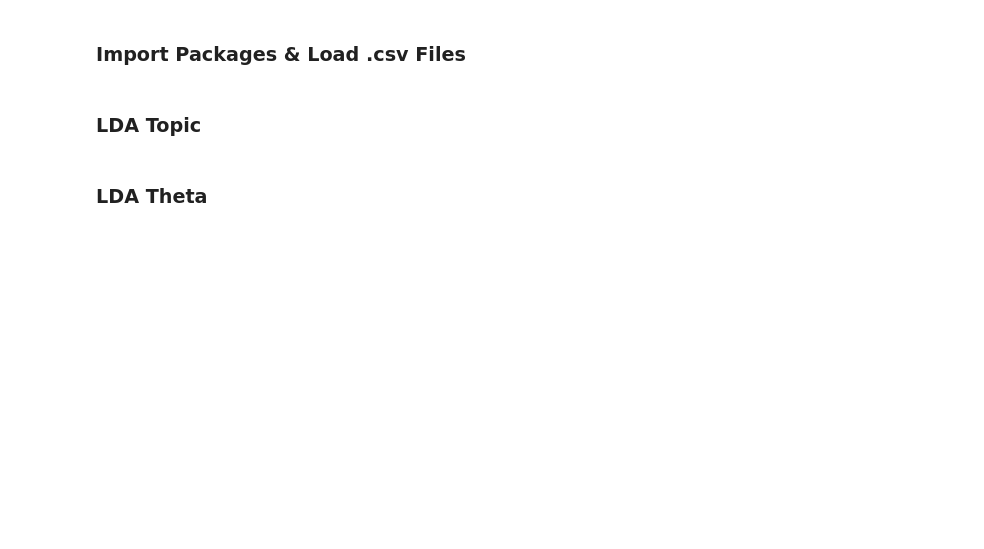
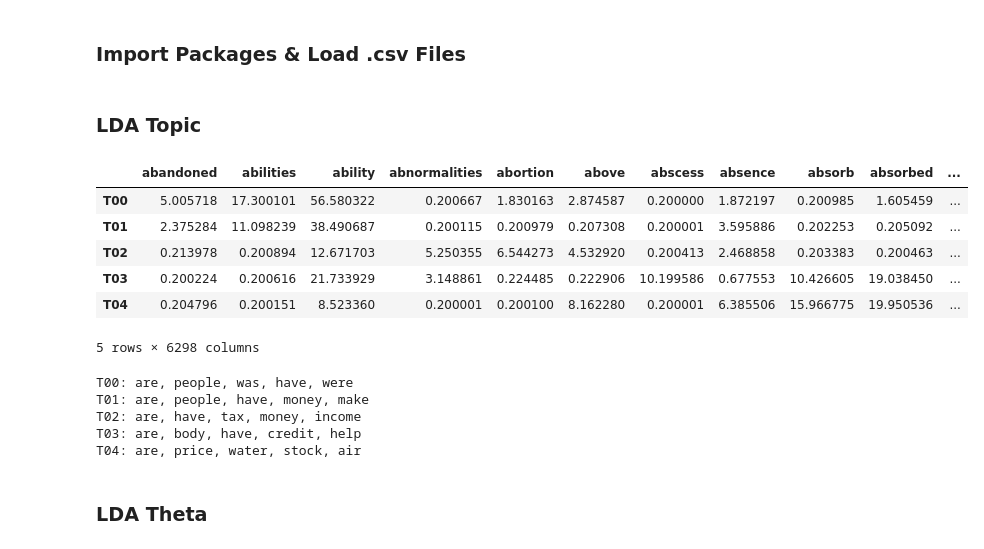
Before and after one commit to lderos/DS-5001-Final-Project, a Jupyter notebook: LDAmodels.ipynb, the cells around one changed output. Cells and saved outputs as stored; diff of their text form; code cells hidden in the pictures; blank space fills up the shorter version.

```diff
--- a/LDAmodels.ipynb
+++ b/LDAmodels.ipynb
@@ -19,2 +48,47 @@ TFIDF_L2_terms = pd.read_csv("TFIDF_L2_terms.csv", sep="|")
+# %%
+# Fit LDA model
+n_topics = 5
+
+lda = LatentDirichletAllocation(
+    n_components=n_topics,
+    random_state=0,
+    learning_method="batch",
+    max_iter=20
+)
+
+DOC_TOPIC = lda.fit_transform(DTM_NV)
+# %%
+# Save LDA topic-term matrix
+LDA_TOPIC = pd.DataFrame(
+    lda.components_,
+    columns=terms_nv,
+    index=[f"T{i:02d}" for i in range(n_topics)]
+)
+
+LDA_TOPIC.to_csv("LDA_TOPIC.csv", sep="|")
+
+LDA_TOPIC.head()
+# %% [output]
+|  | abandoned | abilities | ability | abnormalities | abortion | above | abscess | absence | absorb | absorbed | ... |
+| T00 | 5.005718 | 17.300101 | 56.580322 | 0.200667 | 1.830163 | 2.874587 | 0.200000 | 1.872197 | 0.200985 | 1.605459 | ... |
+| T01 | 2.375284 | 11.098239 | 38.490687 | 0.200115 | 0.200979 | 0.207308 | 0.200001 | 3.595886 | 0.202253 | 0.205092 | ... |
+| T02 | 0.213978 | 0.200894 | 12.671703 | 5.250355 | 6.544273 | 4.532920 | 0.200413 | 2.468858 | 0.203383 | 0.200463 | ... |
+| T03 | 0.200224 | 0.200616 | 21.733929 | 3.148861 | 0.224485 | 0.222906 | 10.199586 | 0.677553 | 10.426605 | 19.038450 | ... |
+| T04 | 0.204796 | 0.200151 | 8.523360 | 0.200001 | 0.200100 | 8.162280 | 0.200001 | 6.385506 | 15.966775 | 19.950536 | ... |
+5 rows × 6298 columns
+# %%
+# Print top 5 words per topic
+top_n = 5
+
+for topic_id, topic_weights in enumerate(lda.components_):
+    top_indices = topic_weights.argsort()[-top_n:][::-1]
+    top_words = terms_nv[top_indices]
+    print(f"T{topic_id:02d}: {', '.join(top_words)}")
+# %% [output]
+T00: are, people, was, have, were
+T01: are, people, have, money, make
+T02: are, have, tax, money, income
+T03: are, body, have, credit, help
+T04: are, price, water, stock, air
 # %% [markdown]
 ### LDA Theta
```
Also changed, not shown: parts of 12 cells of this notebook, 4 other files.
